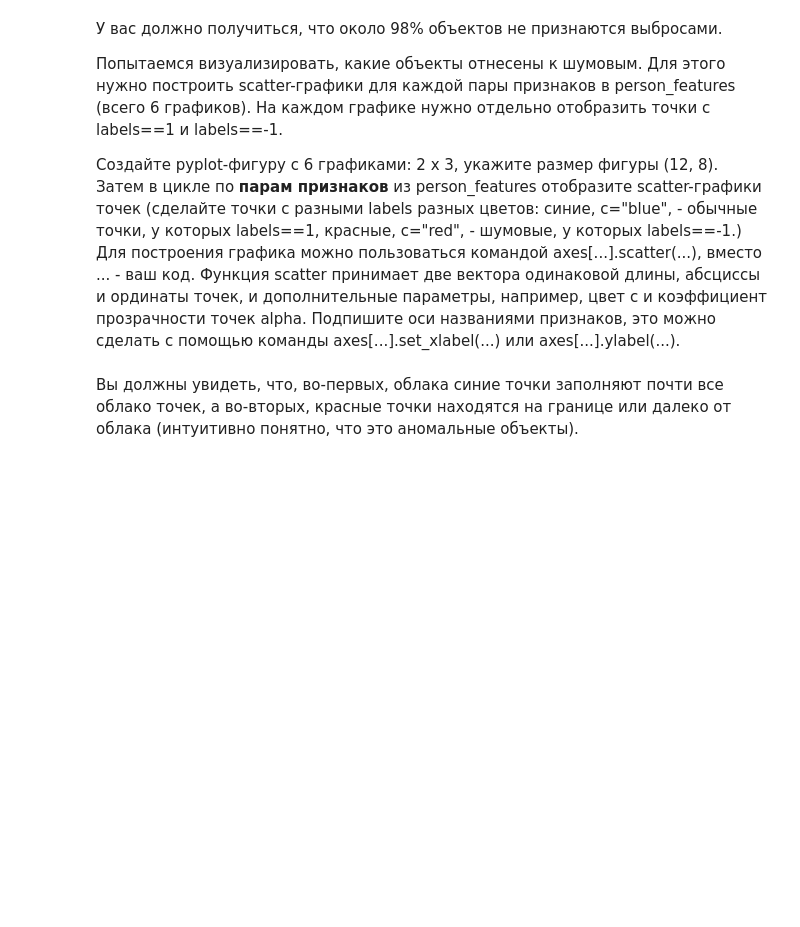
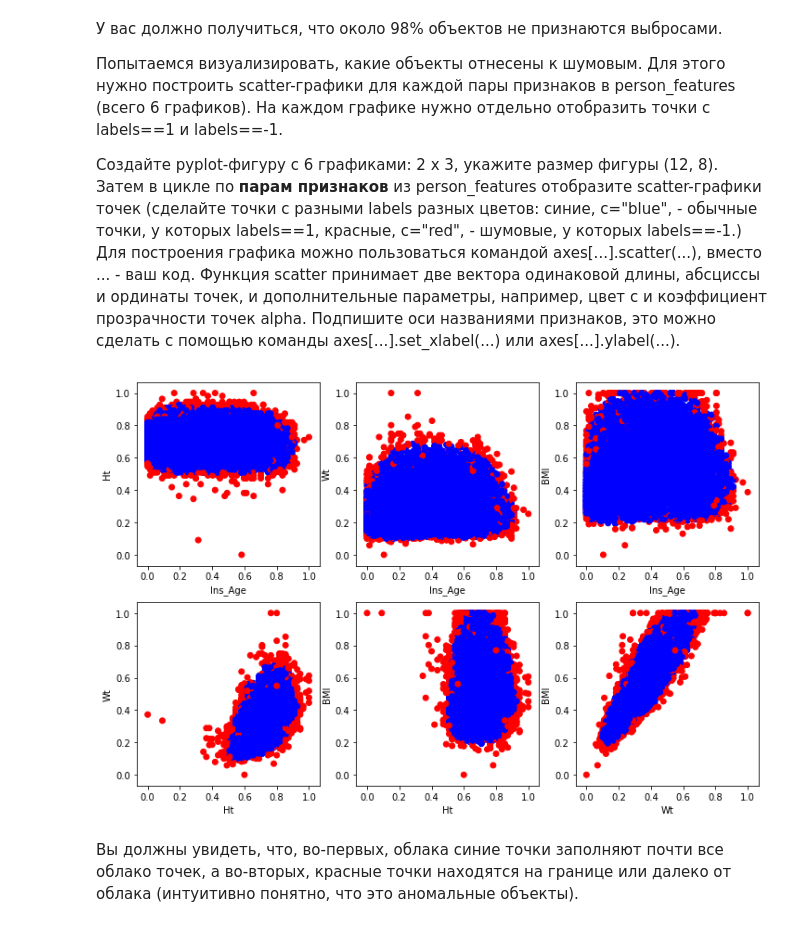
Before and after one commit to vkmbox/Ml-mipt, a Jupyter notebook: course3/week3b/VisualizationPeerReview.ipynb, the cells around one changed output. Saved outputs shown, nothing was run; the diff lists cells and outputs as text; code cells hidden in the pictures; blank space fills up the shorter version.

```diff
--- a/course3/week3b/VisualizationPeerReview.ipynb
+++ b/course3/week3b/VisualizationPeerReview.ipynb
@@ -344,3 +367,20 @@ labels = svm_.predict(sdata[person_features])
+# %%
+# Код 7. Постройте 6 графиков
+import matplotlib.colors as clr
+acolors = ['red','blue']
+cm = clr.ListedColormap(acolors)
+fig, axes = plt.subplots(2, 3, figsize=(12, 8)) #, sharey=True
+cnt = 0
+for xx in range(0,3):
+    xx_fld = person_features[xx]
+    for yy in range(xx+1,4):
+        yy_fld = person_features[yy]
+        axes[int(cnt / 3), cnt % 3].scatter(sdata[xx_fld],sdata[yy_fld],c=labels, cmap=cm)
+        axes[int(cnt / 3), cnt % 3].set_xlabel(xx_fld)
+        axes[int(cnt / 3), cnt % 3].set_ylabel(yy_fld)
+        cnt = cnt+1
+# %% [output]
+[figure, added]
 # %% [markdown]
 Вы должны увидеть, что, во-первых, облака синие точки заполняют почти все облако точек, а во-вторых, красные точки находятся на границе или далеко от облака (интуитивно понятно, что это аномальные объекты).
 # %% [markdown]
```
Also changed, not shown: parts of 13 cells of this notebook, 1 other file.
